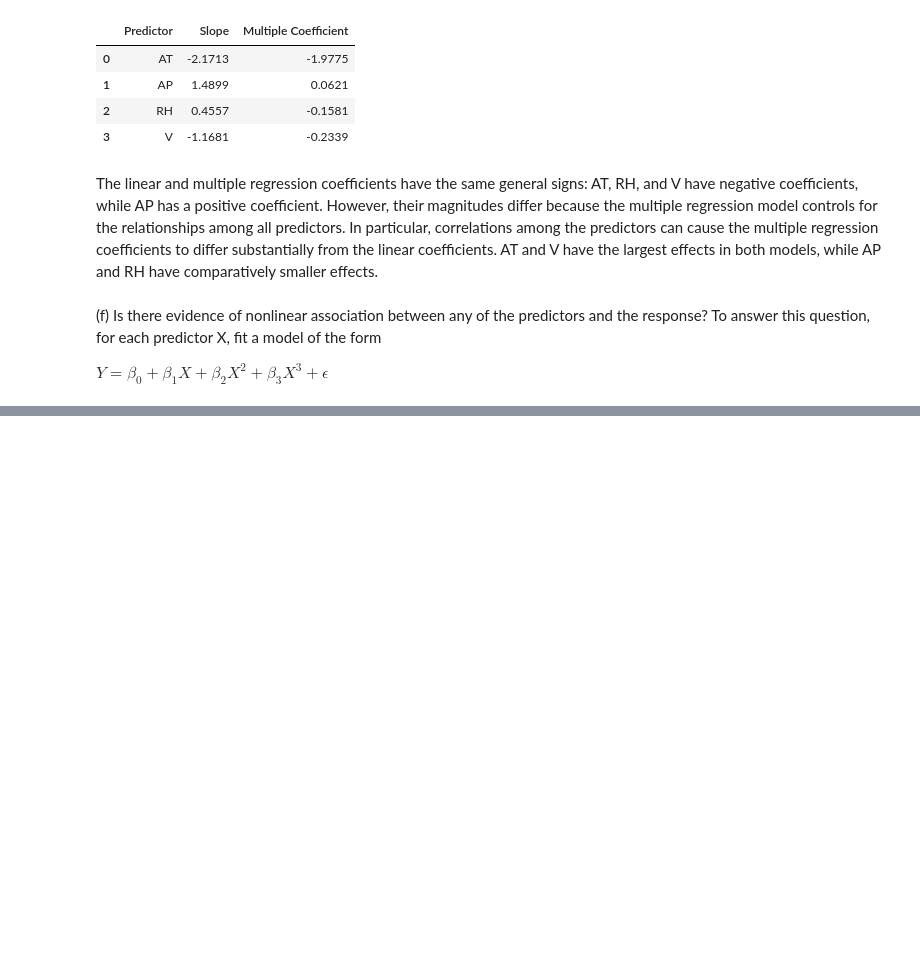
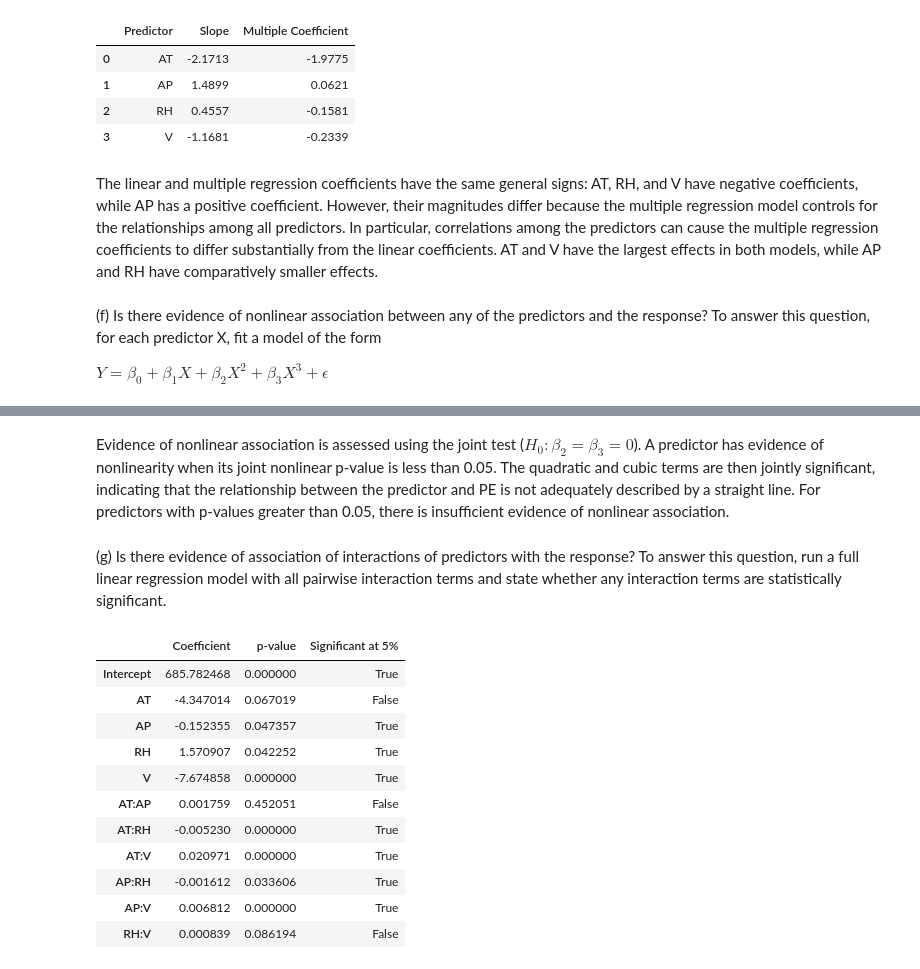
Before and after one commit to prathamaeron/DSCI-552-Assignments, a Jupyter notebook: assignment-02/notebooks/Aggarwal_Pratham_HW2.ipynb, the cells around one changed output, grey strips where cells are left out. Drawn from its saved outputs; the diff is of its cells as text; code cells hidden in the pictures; blank space fills up the shorter version.

```diff
--- a/assignment-02/notebooks/Aggarwal_Pratham_HW2.ipynb
+++ b/assignment-02/notebooks/Aggarwal_Pratham_HW2.ipynb
@@ -222,0 +288,32 @@ $Y = \beta_0 + \beta_1X + \beta_2X^2 + \beta_3X^3 + \epsilon$
+# %% [markdown]
+Evidence of nonlinear association is assessed using the joint test ($H_0:\beta_2=\beta_3=0$). A predictor has evidence of nonlinearity when its joint nonlinear p-value is less than 0.05. The quadratic and cubic terms are then jointly significant, indicating that the relationship between the predictor and PE is not adequately described by a straight line. For predictors with p-values greater than 0.05, there is insufficient evidence of nonlinear association.
+# %% [markdown]
+(g) Is there evidence of association of interactions of predictors with the response? To answer this question, run a full linear regression model with all pairwise interaction terms and state whether any interaction terms are statistically significant.
+# %%
+interaction_formula = (
+    "PE ~ AT + AP + RH + V + "
+    "AT:AP + AT:RH + AT:V + AP:RH + AP:V + RH:V"
+)
+
+interaction_model = smf.ols(interaction_formula, data=data).fit()
+
+interaction_results = pd.DataFrame({
+    "Coefficient": interaction_model.params,
+    "p-value": interaction_model.pvalues,
+    "Significant at 5%": interaction_model.pvalues < 0.05
+})
+
+interaction_results.round(6)
+# %% [output]
+|  | Coefficient | p-value | Significant at 5% |
+| Intercept | 685.782468 | 0.000000 | True |
+| AT | -4.347014 | 0.067019 | False |
+| AP | -0.152355 | 0.047357 | True |
+| RH | 1.570907 | 0.042252 | True |
+| V | -7.674858 | 0.000000 | True |
+| AT:AP | 0.001759 | 0.452051 | False |
+| AT:RH | -0.005230 | 0.000000 | True |
+| AT:V | 0.020971 | 0.000000 | True |
+| AP:RH | -0.001612 | 0.033606 | True |
+| AP:V | 0.006812 | 0.000000 | True |
+| RH:V | 0.000839 | 0.086194 | False |
```
Also changed, not shown: parts of 16 cells of this notebook, 3 other files.
